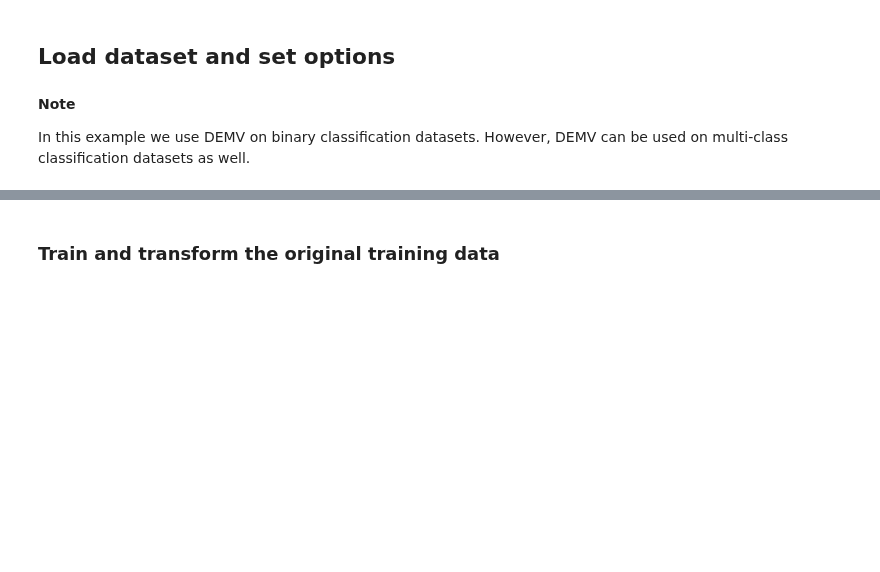
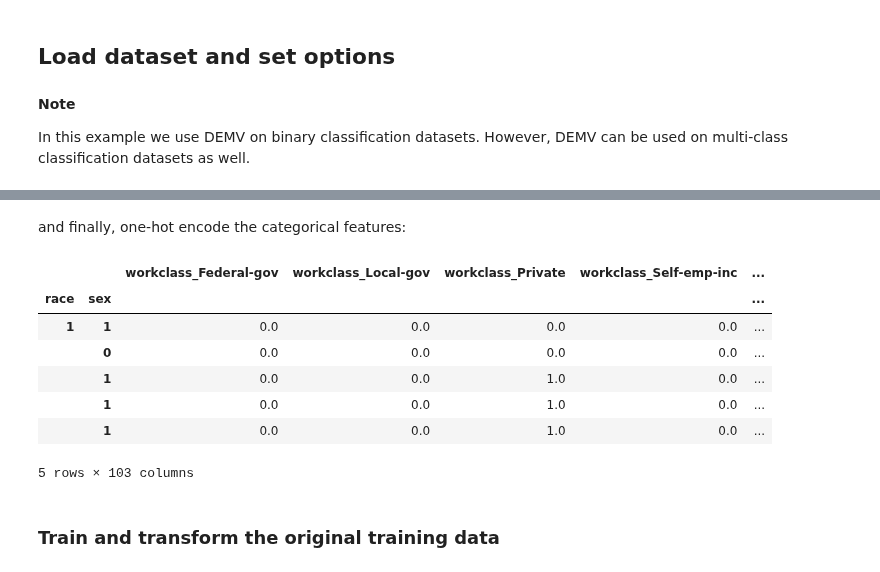
Before and after one commit to Trusted-AI/AIF360, a Jupyter notebook: examples/sklearn/demo_demv.ipynb, the cells around one changed output, grey strips where cells are left out. Saved outputs shown, nothing was run; the diff lists cells and outputs as text; code cells hidden in the pictures; blank space fills up the shorter version.

```diff
--- a/examples/sklearn/demo_demv.ipynb
+++ b/examples/sklearn/demo_demv.ipynb
@@ -121,3 +63,22 @@ Statistical Parity difference between unprivileged and privileged groups = -0.19
+# %% [markdown]
+and finally, one-hot encode the categorical features:
+# %%
+ohe = make_column_transformer(
+        (OneHotEncoder(sparse=False), X_train.dtypes == 'category'),
+        remainder='passthrough', verbose_feature_names_out=False)
+X_train  = pd.DataFrame(ohe.fit_transform(X_train), columns=ohe.get_feature_names_out(), index=X_train.index)
+X_test = pd.DataFrame(ohe.transform(X_test), columns=ohe.get_feature_names_out(), index=X_test.index)
+
+X_train.head()
+# %% [output]
+|  |  | workclass_Federal-gov | workclass_Local-gov | workclass_Private | workclass_Self-emp-inc | ... |
+| race | sex |  |  |  |  | ... |
+| 1 | 1 | 0.0 | 0.0 | 0.0 | 0.0 | ... |
+|  | 0 | 0.0 | 0.0 | 0.0 | 0.0 | ... |
+|  | 1 | 0.0 | 0.0 | 1.0 | 0.0 | ... |
+|  | 1 | 0.0 | 0.0 | 1.0 | 0.0 | ... |
+|  | 1 | 0.0 | 0.0 | 1.0 | 0.0 | ... |
+5 rows × 103 columns
 # %% [markdown]
 ### Train and transform the original training data
 # %% [markdown]
```
Also changed, not shown: parts of 47 cells of this notebook, 3 other files.
